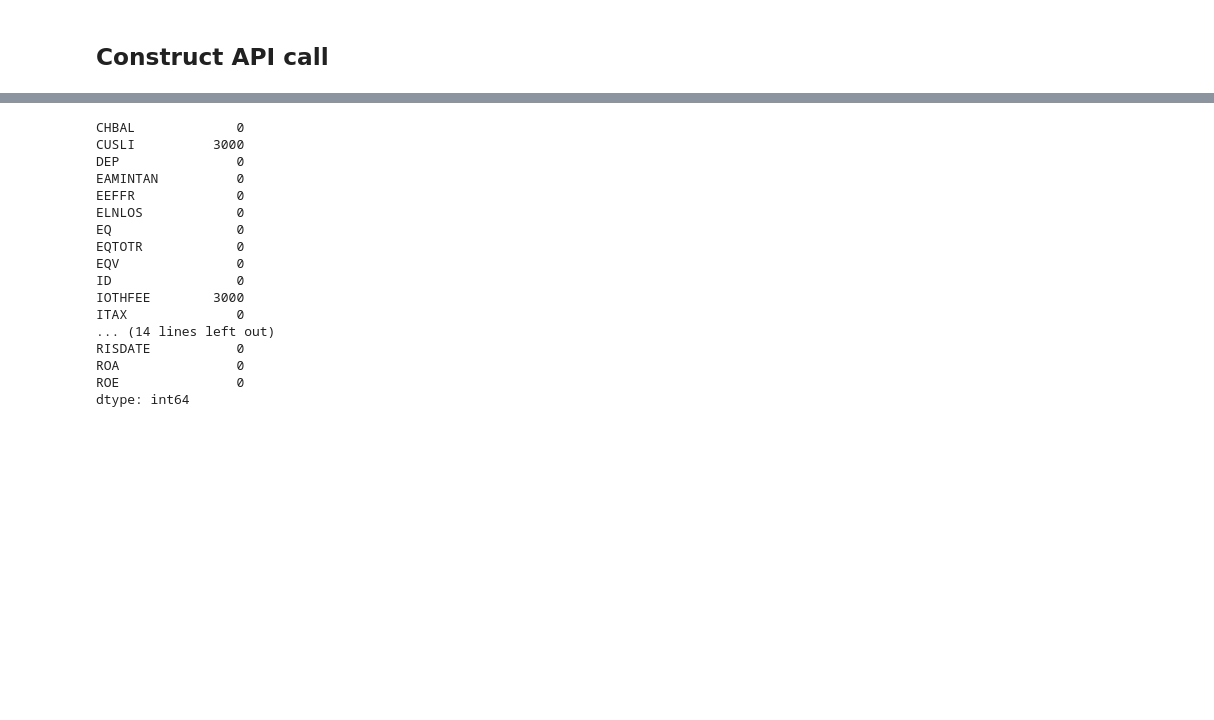
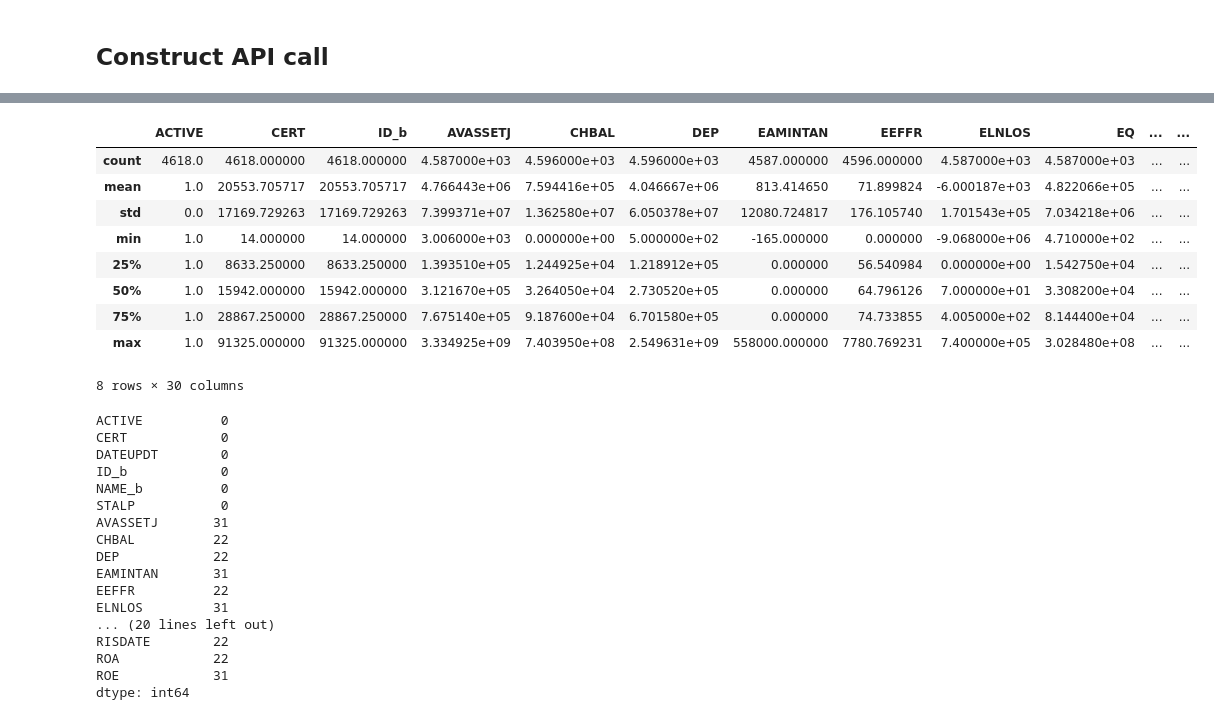
Before and after one commit to joeyio/bank-sentinel, a Jupyter notebook: extract.ipynb, the cells around one changed output, grey strips where cells are left out. Drawn from its saved outputs; the diff is of its cells as text; code cells hidden in the pictures; blank space fills up the shorter version.

```diff
--- a/extract.ipynb
+++ b/extract.ipynb
@@ -114,20 +145,33 @@ KeyError: "None of [Index(['CERT', 'NAME', 'RISDATE'], dtype='object')] are in t
+# %%
+activedata.describe()
+# %% [output]
+|  | ACTIVE | CERT | ID_b | AVASSETJ | CHBAL | DEP | EAMINTAN | EEFFR | ELNLOS | EQ | ... | ... |
+| count | 4618.0 | 4618.000000 | 4618.000000 | 4.587000e+03 | 4.596000e+03 | 4.596000e+03 | 4587.000000 | 4596.000000 | 4.587000e+03 | 4.587000e+03 | ... | ... |
+| mean | 1.0 | 20553.705717 | 20553.705717 | 4.766443e+06 | 7.594416e+05 | 4.046667e+06 | 813.414650 | 71.899824 | -6.000187e+03 | 4.822066e+05 | ... | ... |
+| std | 0.0 | 17169.729263 | 17169.729263 | 7.399371e+07 | 1.362580e+07 | 6.050378e+07 | 12080.724817 | 176.105740 | 1.701543e+05 | 7.034218e+06 | ... | ... |
+| min | 1.0 | 14.000000 | 14.000000 | 3.006000e+03 | 0.000000e+00 | 5.000000e+02 | -165.000000 | 0.000000 | -9.068000e+06 | 4.710000e+02 | ... | ... |
+| 25% | 1.0 | 8633.250000 | 8633.250000 | 1.393510e+05 | 1.244925e+04 | 1.218912e+05 | 0.000000 | 56.540984 | 0.000000e+00 | 1.542750e+04 | ... | ... |
+| 50% | 1.0 | 15942.000000 | 15942.000000 | 3.121670e+05 | 3.264050e+04 | 2.730520e+05 | 0.000000 | 64.796126 | 7.000000e+01 | 3.308200e+04 | ... | ... |
+| 75% | 1.0 | 28867.250000 | 28867.250000 | 7.675140e+05 | 9.187600e+04 | 6.701580e+05 | 0.000000 | 74.733855 | 4.005000e+02 | 8.144400e+04 | ... | ... |
+| max | 1.0 | 91325.000000 | 91325.000000 | 3.334925e+09 | 7.403950e+08 | 2.549631e+09 | 558000.000000 | 7780.769231 | 7.400000e+05 | 3.028480e+08 | ... | ... |
+8 rows × 30 columns
 # %%
-print(df.isna().sum())
+activedata.isna().sum()
 # %% [output]
-CHBAL             0
-CUSLI          3000
-DEP               0
-EAMINTAN          0
-EEFFR             0
-ELNLOS            0
-EQ                0
-EQTOTR            0
-EQV               0
-ID                0
-IOTHFEE        3000
-ITAX              0
-... (14 lines left out)
-RISDATE           0
-ROA               0
-ROE               0
+ACTIVE          0
+CERT            0
+DATEUPDT        0
+ID_b            0
+NAME_b          0
+STALP           0
+AVASSETJ       31
+CHBAL          22
+DEP            22
+EAMINTAN       31
+EEFFR          22
+ELNLOS         31
+... (20 lines left out)
+RISDATE        22
+ROA            22
+ROE            31
 dtype: int64
```
Also changed, not shown: parts of 19 cells of this notebook.
